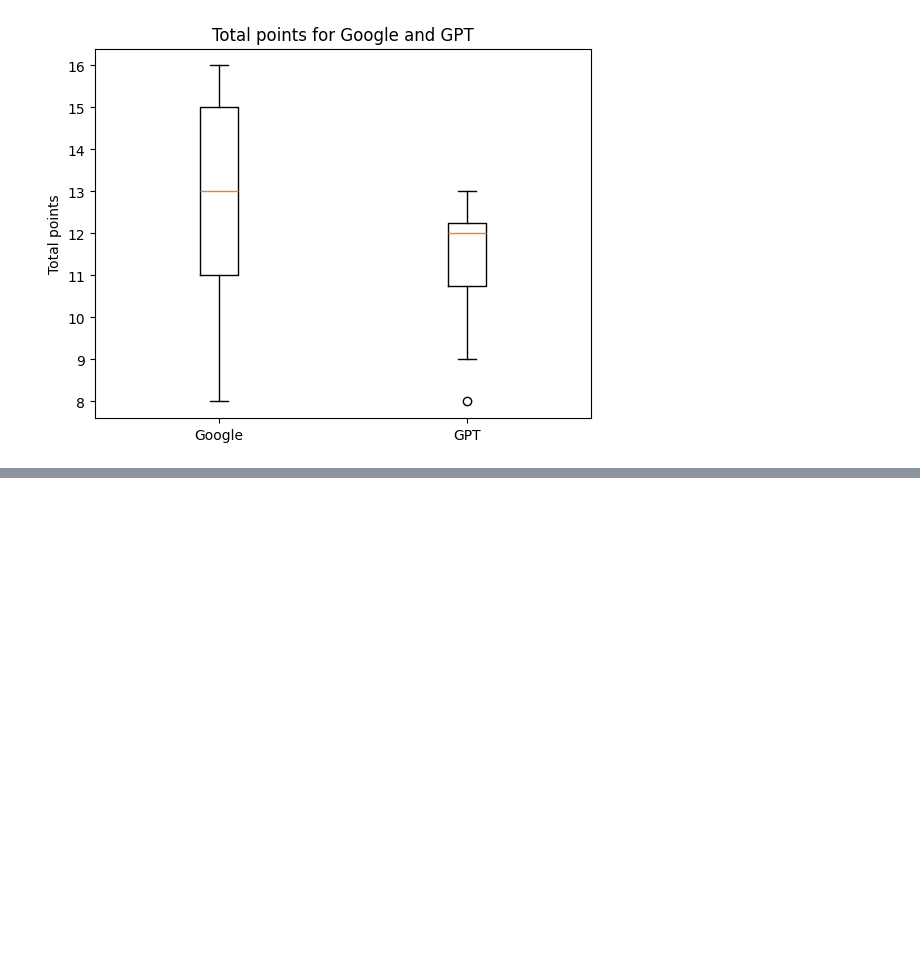
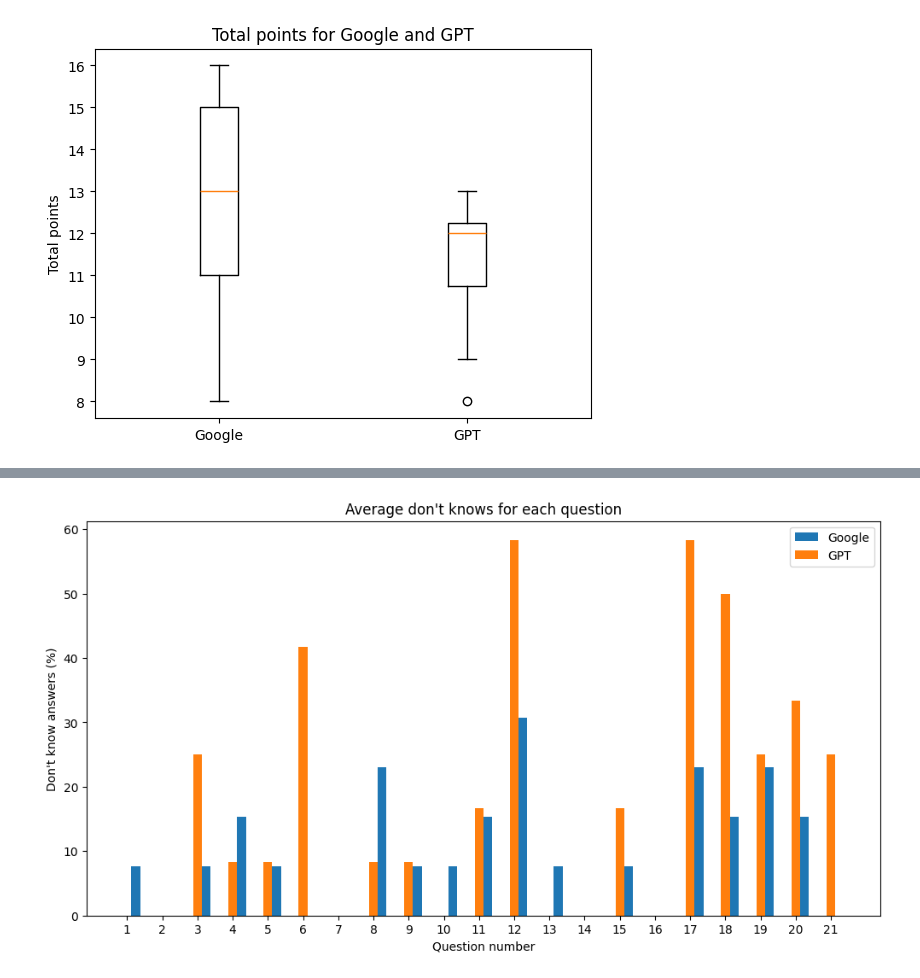
Before and after one commit to s185231/cognitive_experiments, a Jupyter notebook: data_preprocessing.ipynb, the cells around one changed output, grey strips where cells are left out. Saved outputs shown, nothing was run; the diff lists cells and outputs as text; code cells hidden in the pictures; blank space fills up the shorter version.

```diff
--- a/data_preprocessing.ipynb
+++ b/data_preprocessing.ipynb
@@ -106,0 +149,14 @@ plt.show()
+# %%
+# Make bar plot of don't knows in each question
+fig, ax = plt.subplots(figsize=(12, 6))
+x = np.arange(1, len(answers_google.columns))
+ax.bar(x+0.25, answers_google.iloc[:,:-1].sum(axis=0) /len(answers_google.index) * 100, label="Google", width=0.25)
+ax.bar(x, answers_gpt.iloc[:,:-1].sum(axis=0) /len(answers_gpt.index) * 100, label="GPT", width=0.25)
+ax.set_xticks(x)
+ax.set_xlabel("Question number")
+ax.set_ylabel("Don't know answers (%)")
+ax.set_title("Average don't knows for each question")
+ax.legend()
+plt.show()
+# %% [output]
+[figure, added]
```
Also changed, not shown: parts of 11 cells of this notebook.
